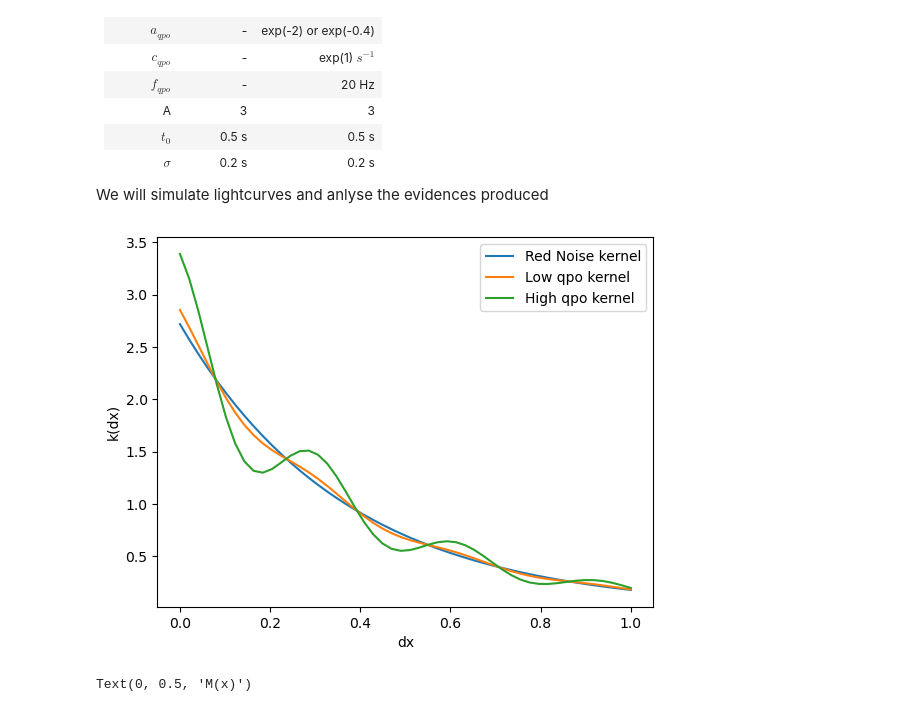
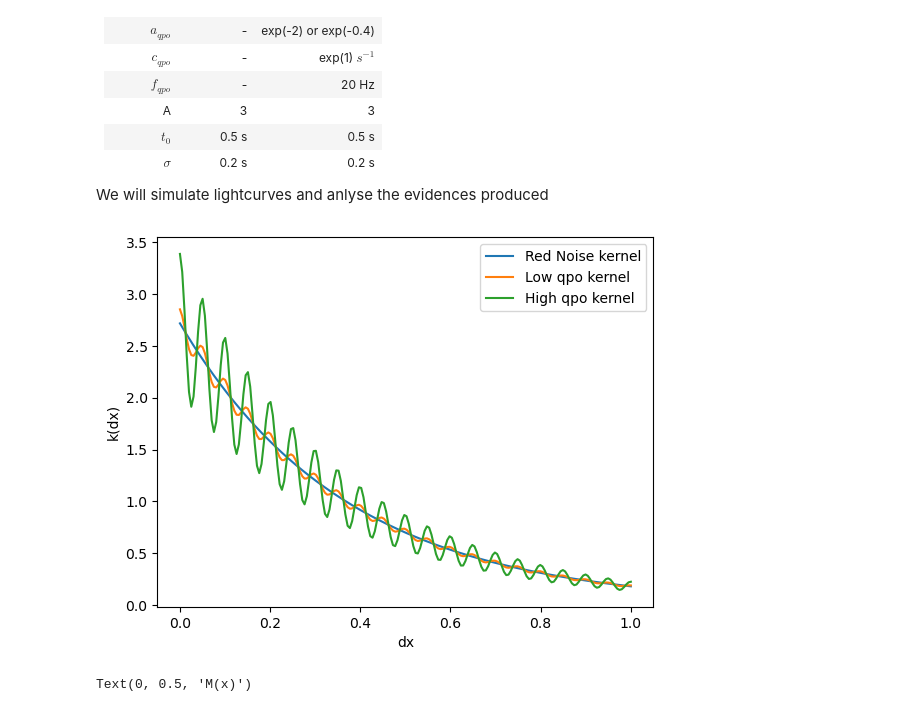
Before and after one commit to Gaurav17Joshi/ProofOfConcept, a Jupyter notebook: Evidence_Analysis.ipynb, the cells around one changed output. Saved outputs shown, nothing was run; the diff lists cells and outputs as text; code cells hidden in the pictures.

```diff
--- a/Evidence_Analysis.ipynb
+++ b/Evidence_Analysis.ipynb
@@ -57,7 +55,7 @@ def build_gp(kernel_params, mean_params, t, kernel_type, mean_type = "gaussian")
 # %%
 def plot_kernel(kernel, **kwargs):
     """ A function to plot the kernel"""
-    dx = np.linspace(0, 1, 50)
+    dx = np.linspace(0, 1, 200)
     plt.plot(dx, kernel(dx, dx[:1]), **kwargs)
     # print(kernel(dx, dx[:1]))
     plt.xlabel("dx")
@@ -65,36 +63,40 @@ def plot_kernel(kernel, **kwargs):
     plt.ylabel("k(dx)")
 
 rnparams = {
     "arn": jnp.exp(1.0),    "crn": jnp.exp(1.0),
+    # "arn": jnp.exp(-1.0),    "crn": jnp.exp(1.0),
     "aqpo": 0.0,    "cqpo": 0.0,    "freq": 0.0
 }
 
 rnkernel = kernels.quasisep.Exp(
                 scale = 1/rnparams["crn"], sigma = (rnparams["arn"])**0.5)
 
 lqpoparams = {
     "arn" : jnp.exp(1.0),   "crn" : jnp.exp(1.0),
-    "aqpo": jnp.exp(-2),   "cqpo": jnp.exp(1),    "freq": 20
+    # "arn" : jnp.exp(-1.0),   "crn" : jnp.exp(1.0),
+    "aqpo": jnp.exp(-2),   "cqpo": jnp.exp(1),    "freq": 2*jnp.pi*20
 }
 
 lqpokernel = kernels.quasisep.Exp(
     scale = 1/lqpoparams["crn"], sigma = (lqpoparams["arn"])**0.5) + kernels.quasisep.Celerite(
         a = lqpoparams["aqpo"], b = 0.0, c = lqpoparams["cqpo"], d = lqpoparams["freq"])
 
 hqpoparams = {
     "arn" : jnp.exp(1.0),    "crn" : jnp.exp(1.0),
-    "aqpo": jnp.exp(-0.4),    "cqpo": jnp.exp(1),    "freq": 20,
+    # "arn" : jnp.exp(-1.0),    "crn" : jnp.exp(1.0),
+    "aqpo": jnp.exp(-0.4),    "cqpo": jnp.exp(1),    "freq": 2*jnp.pi*20,
+    # This is incorrect, the frequency is showing lower than it should be
 }
 
 hqpokernel = kernels.quasisep.Exp(
     scale = 1/hqpoparams["crn"], sigma = (hqpoparams["arn"])**0.5) + kernels.quasisep.Celerite(
         a = hqpoparams["aqpo"], b = 0.0, c = hqpoparams["cqpo"], d = hqpoparams["freq"])
 
 plot_kernel(rnkernel, label="Red Noise kernel")
 plot_kernel(lqpokernel, label="Low qpo kernel")
 plot_kernel(hqpokernel, label="High qpo kernel")
 # %% [output]
-[figure, old version]
+[figure, new version]
 # %%
 # Plotting the mean function:-
 mean_params = {
```
Also changed, not shown: parts of 19 cells of this notebook, 6 other files.
